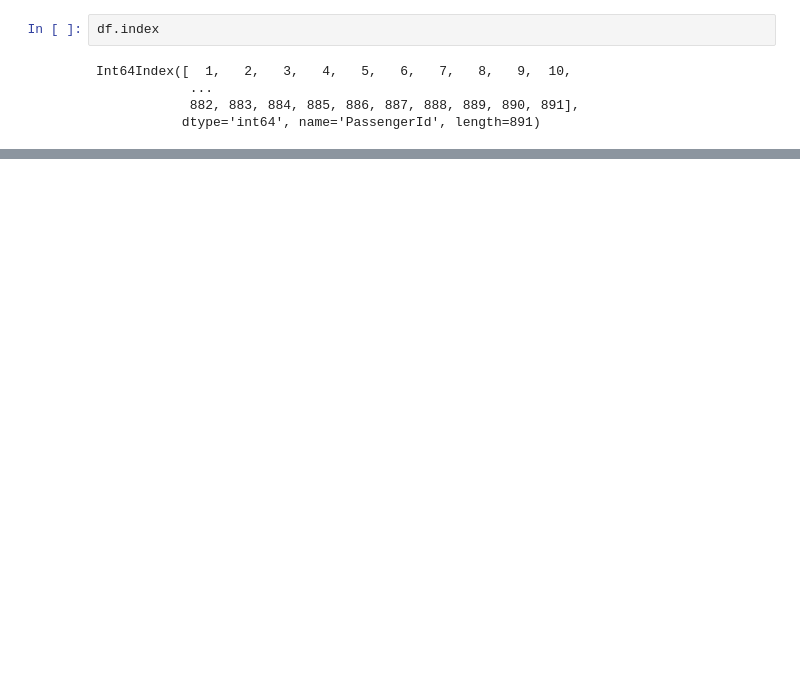
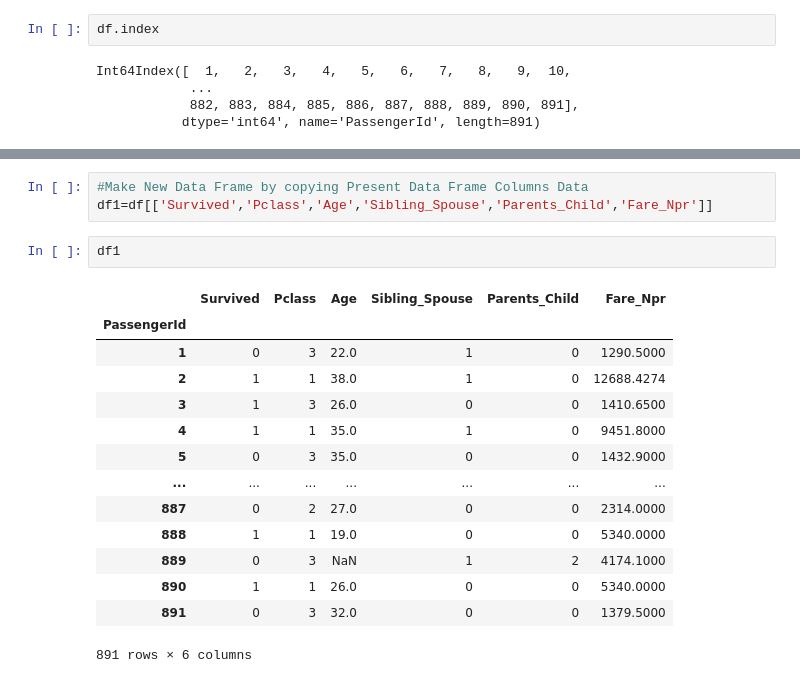
Before and after one commit to infosubedi/python, a Jupyter notebook: Titanic.ipynb, the cells around one changed output, grey strips where cells are left out. Drawn from its saved outputs; the diff is of its cells as text; blank space fills up the shorter version.

Commit message:
Advanced Level of Data Analysis

```diff
--- a/Titanic.ipynb
+++ b/Titanic.ipynb
@@ -342,0 +578,20 @@ Int64Index([  1,   2,   3,   4,   5,   6,   7,   8,   9,  10,
+# %%
+#Make New Data Frame by copying Present Data Frame Columns Data
+df1=df[['Survived','Pclass','Age','Sibling_Spouse','Parents_Child','Fare_Npr']]
+# %%
+df1
+# %% [output]
+|  | Survived | Pclass | Age | Sibling_Spouse | Parents_Child | Fare_Npr |
+| PassengerId |  |  |  |  |  |  |
+| 1 | 0 | 3 | 22.0 | 1 | 0 | 1290.5000 |
+| 2 | 1 | 1 | 38.0 | 1 | 0 | 12688.4274 |
+| 3 | 1 | 3 | 26.0 | 0 | 0 | 1410.6500 |
+| 4 | 1 | 1 | 35.0 | 1 | 0 | 9451.8000 |
+| 5 | 0 | 3 | 35.0 | 0 | 0 | 1432.9000 |
+| ... | ... | ... | ... | ... | ... | ... |
+| 887 | 0 | 2 | 27.0 | 0 | 0 | 2314.0000 |
+| 888 | 1 | 1 | 19.0 | 0 | 0 | 5340.0000 |
+| 889 | 0 | 3 | NaN | 1 | 2 | 4174.1000 |
+| 890 | 1 | 1 | 26.0 | 0 | 0 | 5340.0000 |
+| 891 | 0 | 3 | 32.0 | 0 | 0 | 1379.5000 |
+891 rows × 6 columns
```
Also changed, not shown: parts of 50 cells of this notebook.
